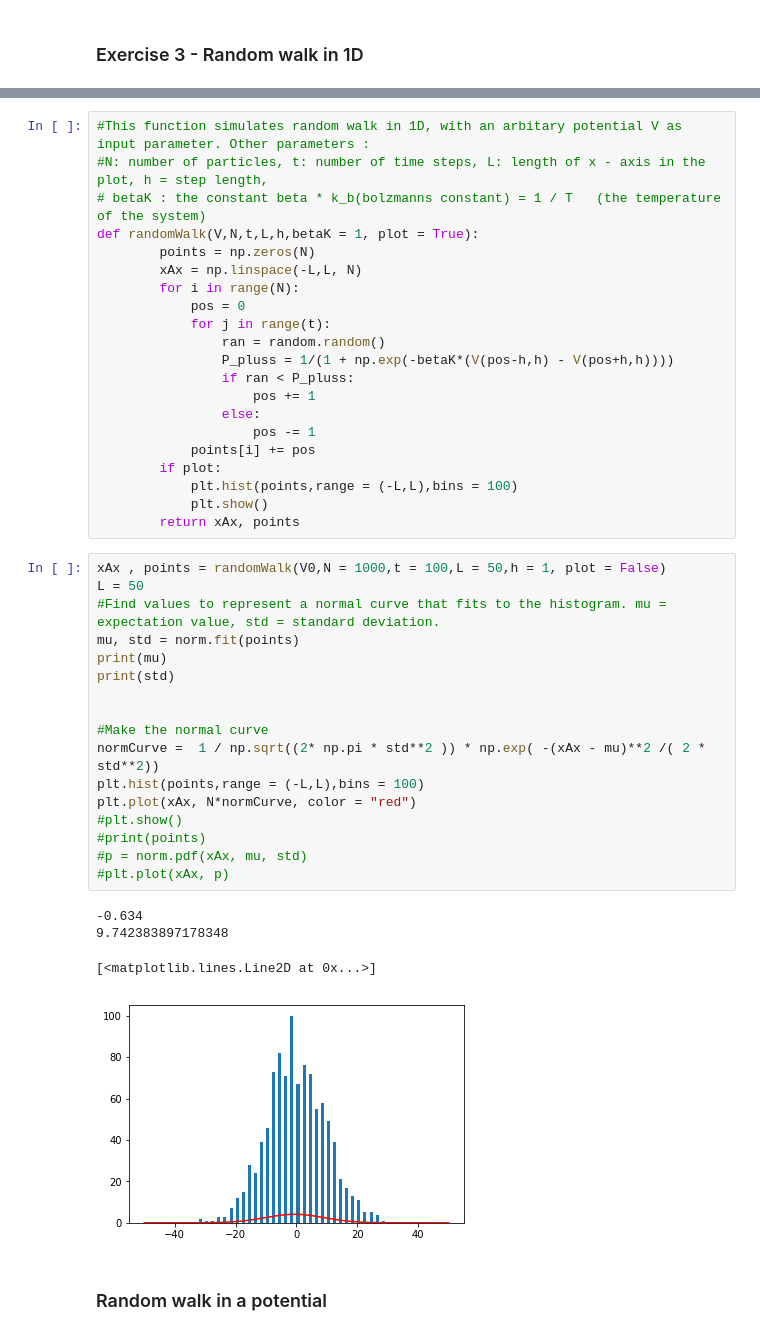
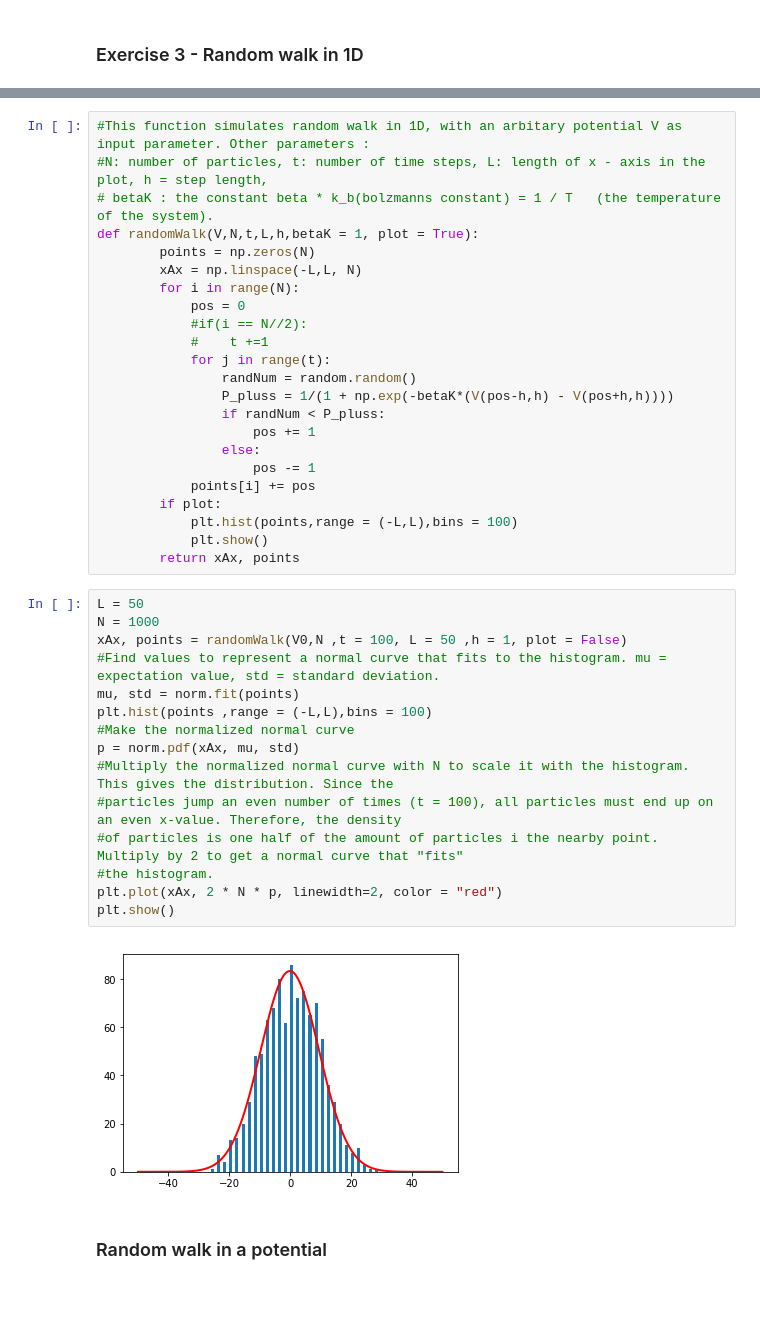
Before and after one commit to martkjoh/VitBer3, a Jupyter notebook: VitBer3.ipynb, the cells around one changed output, grey strips where cells are left out. Saved outputs shown, nothing was run; the diff lists cells and outputs as text; blank space fills up the shorter version.

```diff
--- a/VitBer3.ipynb
+++ b/VitBer3.ipynb
@@ -166,16 +177,18 @@ import seaborn as sns
 # %%
 #This function simulates random walk in 1D, with an arbitary potential V as input parameter. Other parameters :
 #N: number of particles, t: number of time steps, L: length of x - axis in the plot, h = step length,
-# betaK : the constant beta * k_b(bolzmanns constant) = 1 / T   (the temperature of the system)
+# betaK : the constant beta * k_b(bolzmanns constant) = 1 / T   (the temperature of the system).
 def randomWalk(V,N,t,L,h,betaK = 1, plot = True):
         points = np.zeros(N)
         xAx = np.linspace(-L,L, N)
         for i in range(N):
             pos = 0
+            #if(i == N//2):
+            #    t +=1
             for j in range(t):
-                ran = random.random()
+                randNum = random.random()
                 P_pluss = 1/(1 + np.exp(-betaK*(V(pos-h,h) - V(pos+h,h))))
-                if ran < P_pluss:
+                if randNum < P_pluss:
                     pos += 1
                 else:
                     pos -= 1
@@ -185,27 +198,22 @@ def randomWalk(V,N,t,L,h,betaK = 1, plot = True):
             plt.show()
         return xAx, points
 # %%
-xAx , points = randomWalk(V0,N = 1000,t = 100,L = 50,h = 1, plot = False)
 L = 50
+N = 1000
+xAx, points = randomWalk(V0,N ,t = 100, L = 50 ,h = 1, plot = False)
 #Find values to represent a normal curve that fits to the histogram. mu = expectation value, std = standard deviation.
 mu, std = norm.fit(points)
-print(mu)
-print(std)
-
-
-#Make the normal curve
-normCurve =  1 / np.sqrt((2* np.pi * std**2 )) * np.exp( -(xAx - mu)**2 /( 2 * std**2))
-plt.hist(points,range = (-L,L),bins = 100)
-plt.plot(xAx, N*normCurve, color = "red")
-#plt.show()
-#print(points)
-#p = norm.pdf(xAx, mu, std)
-#plt.plot(xAx, p)
+plt.hist(points ,range = (-L,L),bins = 100)
+#Make the normalized normal curve
+p = norm.pdf(xAx, mu, std)
+#Multiply the normalized normal curve with N to scale it with the histogram. This gives the distribution. Since the
+#particles jump an even number of times (t = 100), all particles must end up on an even x-value. Therefore, the density
+#of particles is one half of the amount of particles i the nearby point. Multiply by 2 to get a normal curve that "fits"
+#the histogram.
+plt.plot(xAx, 2 * N * p, linewidth=2, color = "red")
+plt.show()
 # %% [output]
--0.634
-9.742383897178348
-[<matplotlib.lines.Line2D at 0x...>]
-[figure, old version]
+[figure, new version]
 # %% [markdown]
 ### Random walk in a potential
 # %% [markdown]
```
Also changed, not shown: parts of 3 cells of this notebook.
